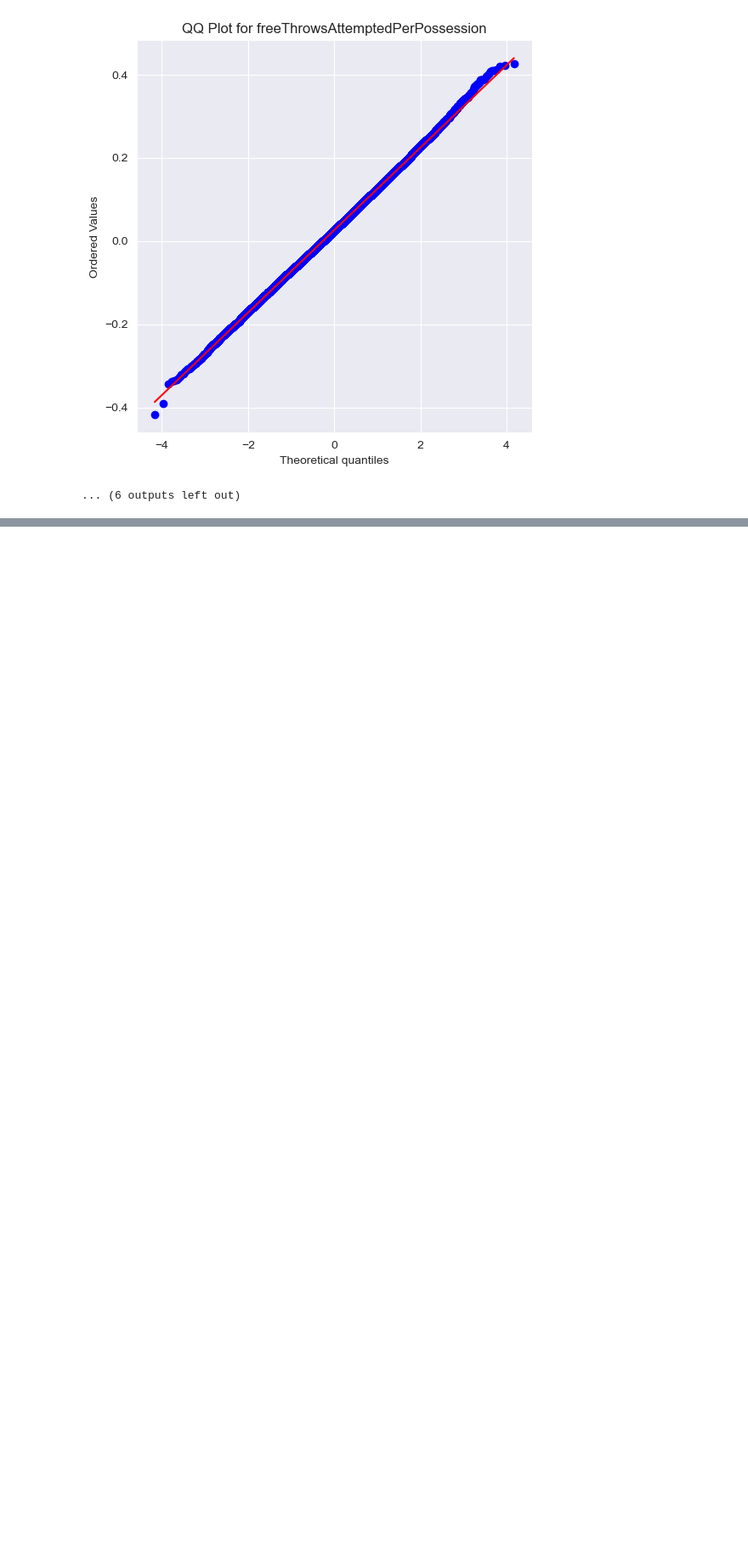
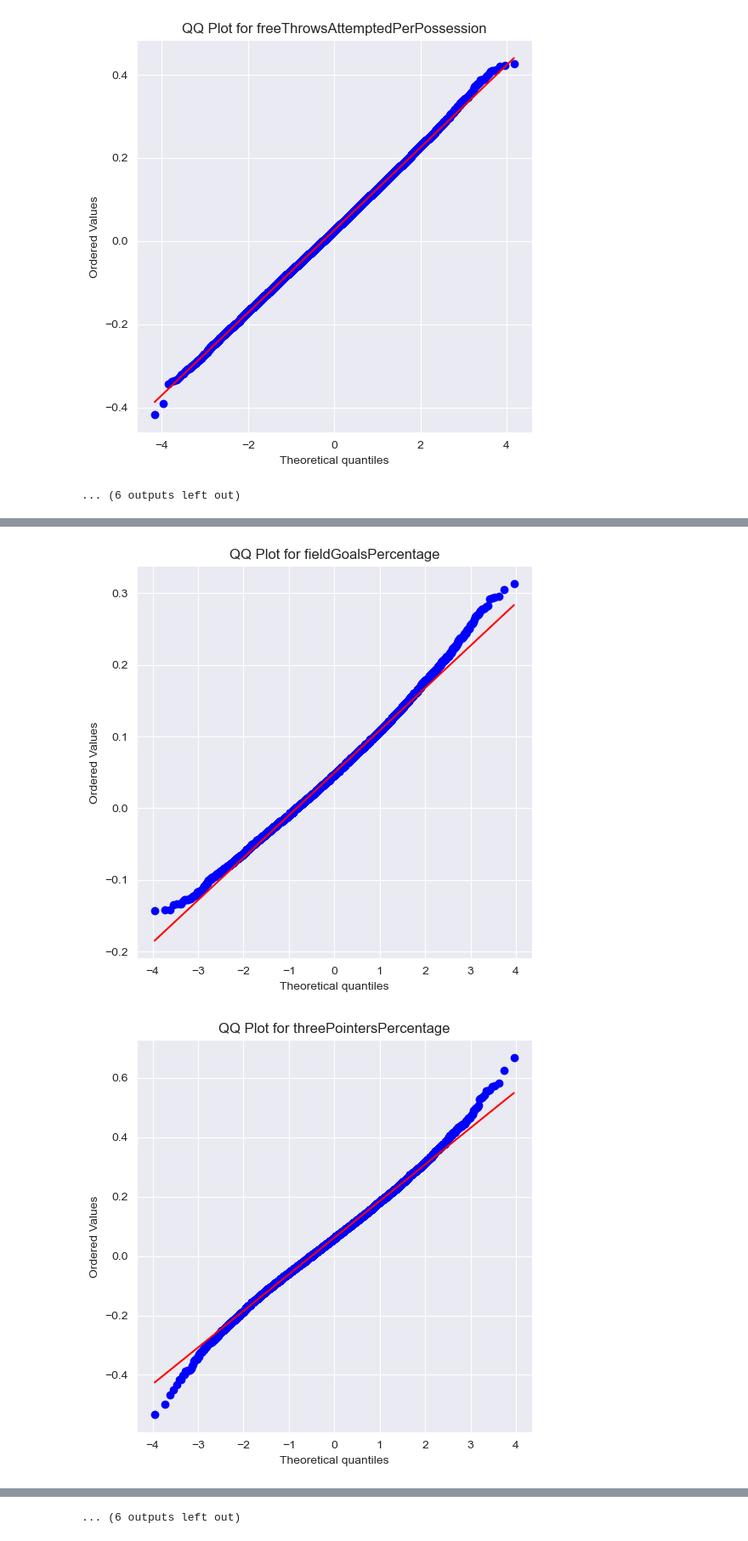
Before and after one commit to 5v3nn/uzh-esc403-data-science-project-nba, a Jupyter notebook: winning_teams.ipynb, the cells around one changed output, grey strips where cells are left out. Shown at 85% size. Cells and saved outputs as stored; diff of their text form; code cells hidden in the pictures; blank space fills up the shorter version.

Commit message:
winning teams analysis done

```diff
--- a/winning_teams.ipynb
+++ b/winning_teams.ipynb
@@ -146,0 +222,6 @@ for col in differences.columns:
+# %%
+# Select games where gameDate has 2000 or later in it
+team_statistics_df['gameDate'] = pd.to_datetime(team_statistics_df['gameDate'])
+
+team_statistics_df_2000 = team_statistics_df[team_statistics_df["gameDate"].dt.year >= 2010]
+team_statistics_df_2000.head()
@@ -146,0 +236,18 @@ for col in differences.columns:
+# %%
+win_2000 = team_statistics_df_2000[team_statistics_df_2000["win"] == 1]
+loss_2000 = team_statistics_df_2000[team_statistics_df_2000["win"] == 0]
+paired_2000 = pd.merge(win_2000, loss_2000, on=["gameId"], suffixes=("_win", "_loss"))
+# %%
+cols = [c for c in team_statistics_df_2000.columns if c.endswith("PerPossession") or c.endswith("Percentage")]
+differences_2000 = paired_2000[[f"{col}_win" for col in cols]].values - paired_2000[[f"{col}_loss" for col in cols]].values
+differences_2000 = pd.DataFrame(differences_2000, columns=cols)
+# %%
+# Plot QQ Plots
+for col in differences_2000.columns:
+    plt.figure(figsize=(6, 6))
+    stats.probplot(differences_2000[col], dist="norm", plot=plt)
+    plt.title(f"QQ Plot for {col}")
+    plt.show()
+# %% [output]
+[figure, added]
+[figure, added]
@@ -146,0 +264 @@ for col in differences.columns:
+... (6 outputs left out)
```
Also changed, not shown: parts of 27 cells of this notebook.
